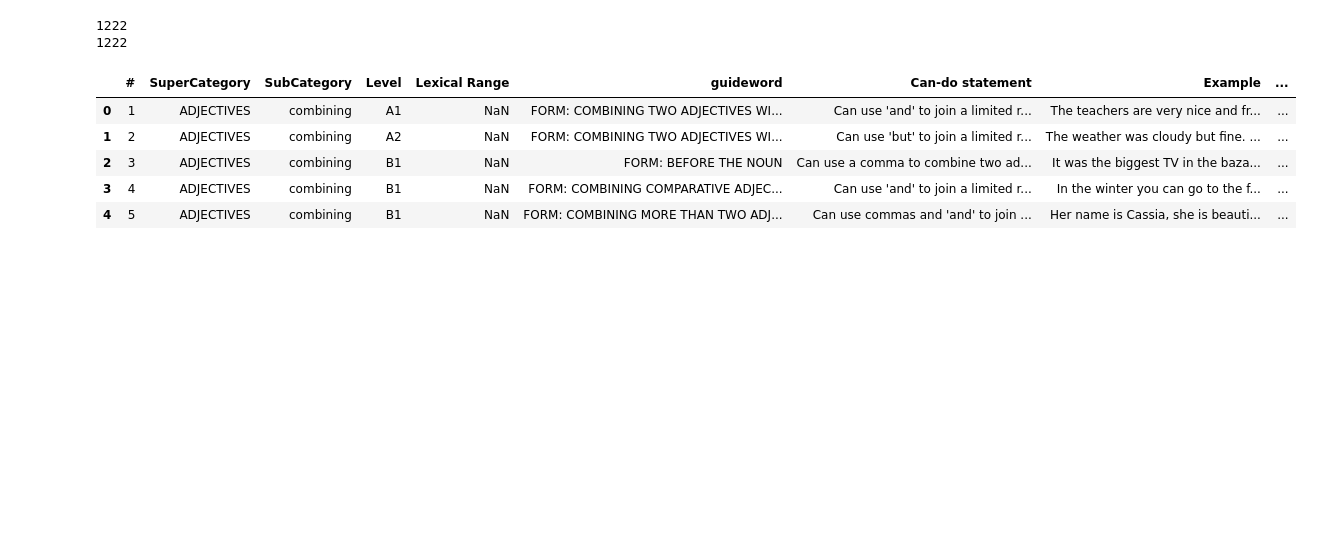
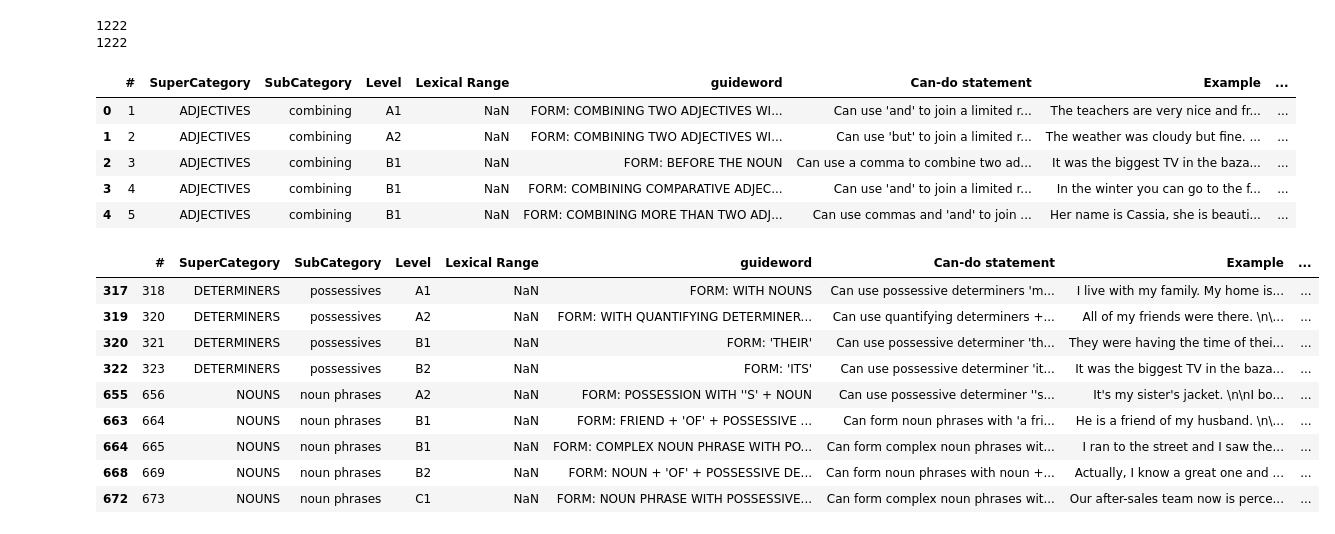
Before and after one commit to dominikglandorf/LLM-grammar, a Jupyter notebook: exp/015_merge_datasets.ipynb, the cells around one changed output. Drawn from its saved outputs; the diff is of its cells as text; code cells hidden in the pictures; blank space fills up the shorter version.

```diff
--- a/exp/015_merge_datasets.ipynb
+++ b/exp/015_merge_datasets.ipynb
@@ -34,0 +33,14 @@ main_df.to_json('../dat/egp_merged.json')
+# %%
+main_df['Can-do statement'] = main_df['Can-do statement'].fillna('')
+main_df.loc[main_df['Can-do statement'].str.contains("possessive determiner"),]
+# %% [output]
+|  | # | SuperCategory | SubCategory | Level | Lexical Range | guideword | Can-do statement | Example | ... |
+| 317 | 318 | DETERMINERS | possessives | A1 | NaN | FORM: WITH NOUNS | Can use possessive determiners 'm... | I live with my family. My home is... | ... |
+| 319 | 320 | DETERMINERS | possessives | A2 | NaN | FORM: WITH QUANTIFYING DETERMINER... | Can use quantifying determiners +... | All of my friends were there. \n\... | ... |
+| 320 | 321 | DETERMINERS | possessives | B1 | NaN | FORM: 'THEIR' | Can use possessive determiner 'th... | They were having the time of thei... | ... |
+| 322 | 323 | DETERMINERS | possessives | B2 | NaN | FORM: 'ITS' | Can use possessive determiner 'it... | It was the biggest TV in the baza... | ... |
+| 655 | 656 | NOUNS | noun phrases | A2 | NaN | FORM: POSSESSION WITH ''S' + NOUN | Can use possessive determiner ''s... | It's my sister's jacket. \n\nI bo... | ... |
+| 663 | 664 | NOUNS | noun phrases | B1 | NaN | FORM: FRIEND + 'OF' + POSSESSIVE ... | Can form noun phrases with 'a fri... | He is a friend of my husband. \n\... | ... |
+| 664 | 665 | NOUNS | noun phrases | B1 | NaN | FORM: COMPLEX NOUN PHRASE WITH PO... | Can form complex noun phrases wit... | I ran to the street and I saw the... | ... |
+| 668 | 669 | NOUNS | noun phrases | B2 | NaN | FORM: NOUN + 'OF' + POSSESSIVE DE... | Can form noun phrases with noun +... | Actually, I know a great one and ... | ... |
+| 672 | 673 | NOUNS | noun phrases | C1 | NaN | FORM: NOUN PHRASE WITH POSSESSIVE... | Can form complex noun phrases wit... | Our after-sales team now is perce... | ... |
```
Also changed, not shown: parts of 5 cells of this notebook, 4 other files.
